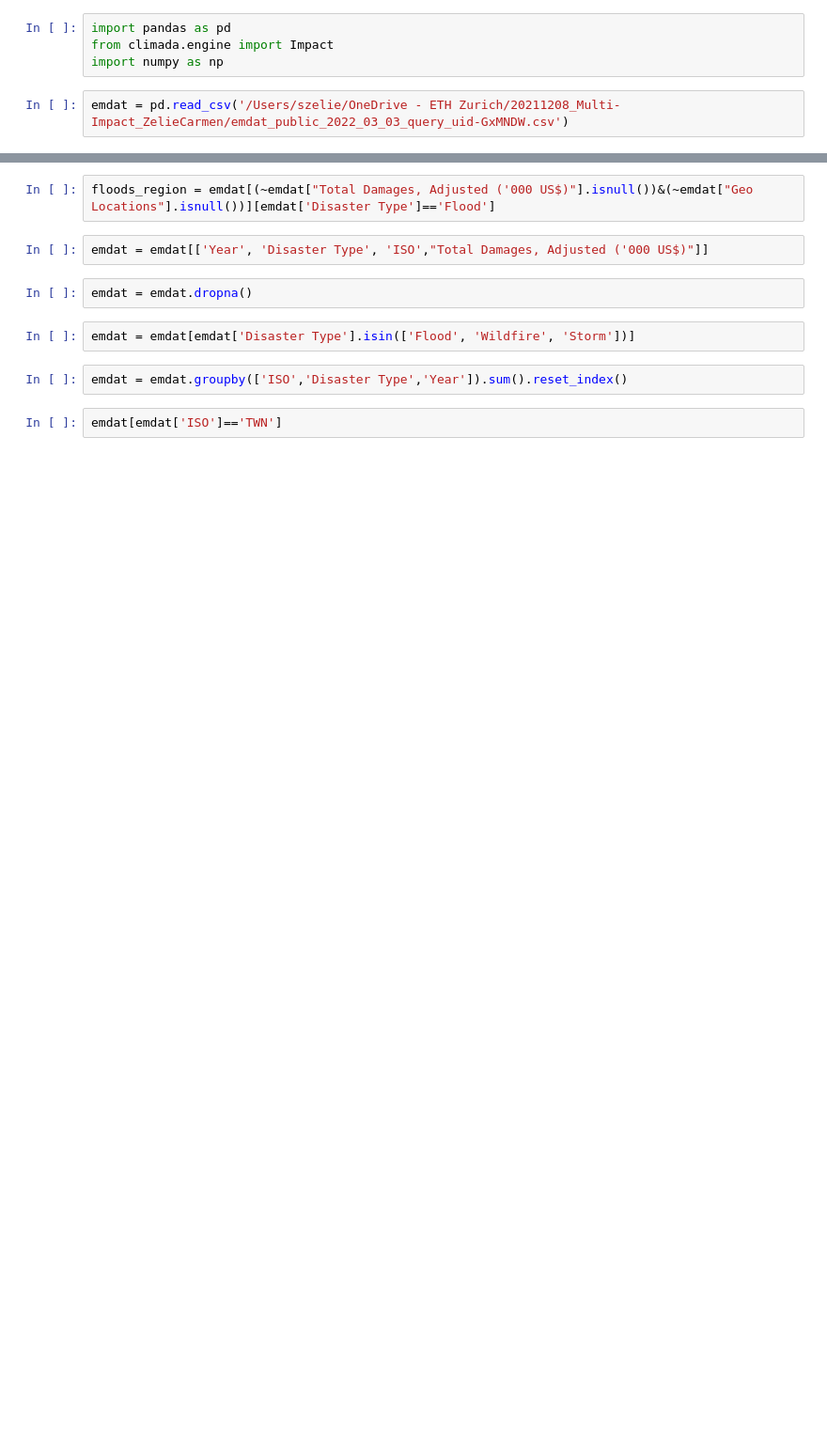
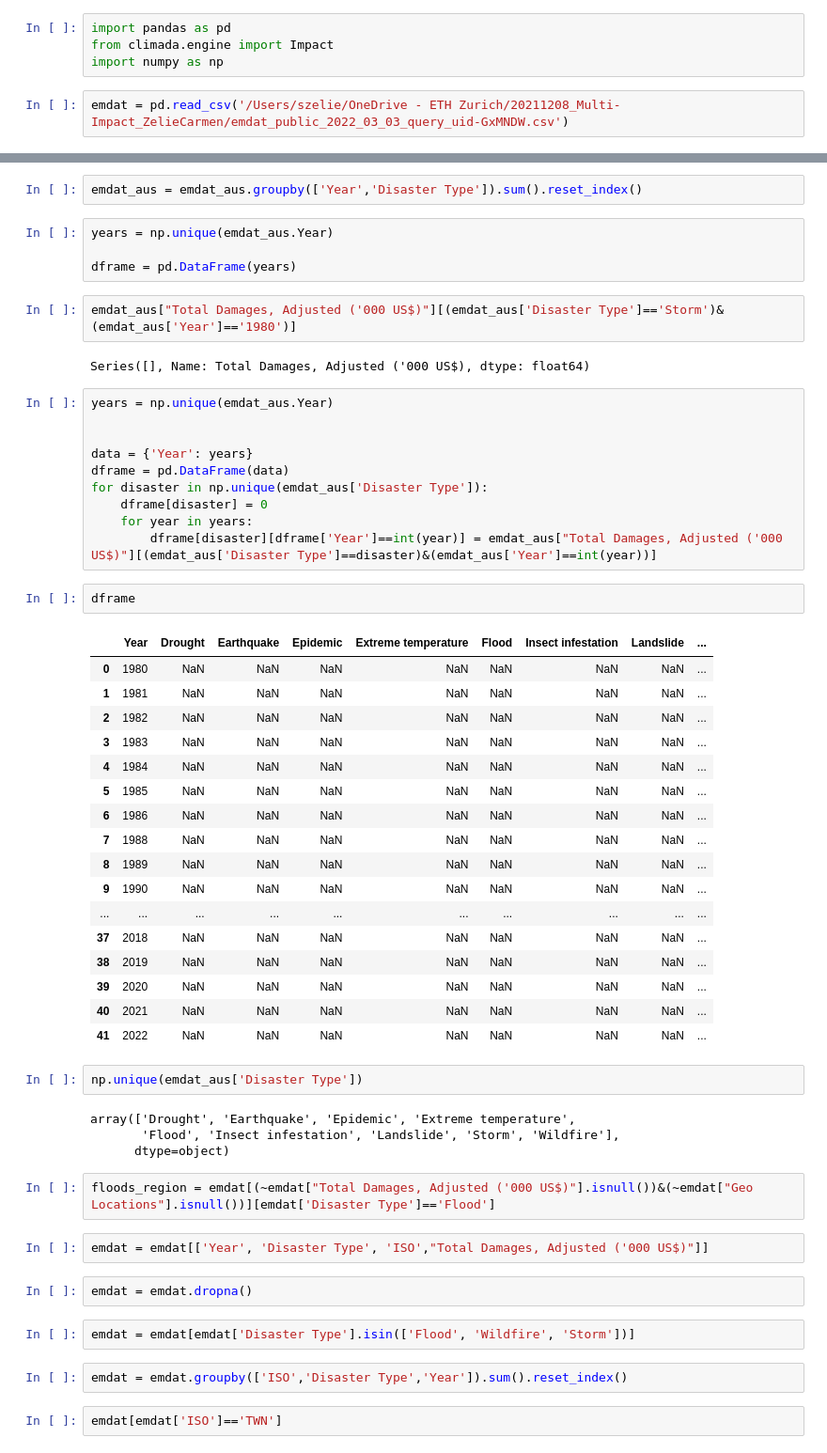
Before and after one commit to zeliest/multi_impacts, a Jupyter notebook: emdat_impacts.ipynb, the cells around one changed output, grey strips where cells are left out. Shown at 94% size. Saved outputs shown, nothing was run; the diff lists cells and outputs as text; blank space fills up the shorter version.

```diff
--- a/emdat_impacts.ipynb
+++ b/emdat_impacts.ipynb
@@ -23,3 +57,49 @@ emdat
+# %%
+emdat_aus = emdat_aus.groupby(['Year','Disaster Type']).sum().reset_index()
+# %%
+years = np.unique(emdat_aus.Year)
+
+dframe = pd.DataFrame(years)
+# %%
+emdat_aus["Total Damages, Adjusted ('000 US$)"][(emdat_aus['Disaster Type']=='Storm')&(emdat_aus['Year']=='1980')]
+# %% [output]
+Series([], Name: Total Damages, Adjusted ('000 US$), dtype: float64)
+# %%
+years = np.unique(emdat_aus.Year)
+
+
+data = {'Year': years}
+dframe = pd.DataFrame(data)
+for disaster in np.unique(emdat_aus['Disaster Type']):
+    dframe[disaster] = 0
+    for year in years:
+        dframe[disaster][dframe['Year']==int(year)] = emdat_aus["Total Damages, Adjusted ('000 US$)"][(emdat_aus['Disaster Type']==disaster)&(emdat_aus['Year']==int(year))]
+# %%
+dframe
+# %% [output]
+|  | Year | Drought | Earthquake | Epidemic | Extreme temperature | Flood | Insect infestation | Landslide | ... |
+| 0 | 1980 | NaN | NaN | NaN | NaN | NaN | NaN | NaN | ... |
+| 1 | 1981 | NaN | NaN | NaN | NaN | NaN | NaN | NaN | ... |
+| 2 | 1982 | NaN | NaN | NaN | NaN | NaN | NaN | NaN | ... |
+| 3 | 1983 | NaN | NaN | NaN | NaN | NaN | NaN | NaN | ... |
+| 4 | 1984 | NaN | NaN | NaN | NaN | NaN | NaN | NaN | ... |
+| 5 | 1985 | NaN | NaN | NaN | NaN | NaN | NaN | NaN | ... |
+| 6 | 1986 | NaN | NaN | NaN | NaN | NaN | NaN | NaN | ... |
+| 7 | 1988 | NaN | NaN | NaN | NaN | NaN | NaN | NaN | ... |
+| 8 | 1989 | NaN | NaN | NaN | NaN | NaN | NaN | NaN | ... |
+| 9 | 1990 | NaN | NaN | NaN | NaN | NaN | NaN | NaN | ... |
+| ... | ... | ... | ... | ... | ... | ... | ... | ... | ... |
+| 37 | 2018 | NaN | NaN | NaN | NaN | NaN | NaN | NaN | ... |
+| 38 | 2019 | NaN | NaN | NaN | NaN | NaN | NaN | NaN | ... |
+| 39 | 2020 | NaN | NaN | NaN | NaN | NaN | NaN | NaN | ... |
+| 40 | 2021 | NaN | NaN | NaN | NaN | NaN | NaN | NaN | ... |
+| 41 | 2022 | NaN | NaN | NaN | NaN | NaN | NaN | NaN | ... |
+# %%
+np.unique(emdat_aus['Disaster Type'])
+# %% [output]
+array(['Drought', 'Earthquake', 'Epidemic', 'Extreme temperature',
+       'Flood', 'Insect infestation', 'Landslide', 'Storm', 'Wildfire'],
+      dtype=object)
 # %%
 floods_region = emdat[(~emdat["Total Damages, Adjusted ('000 US$)"].isnull())&(~emdat["Geo Locations"].isnull())][emdat['Disaster Type']=='Flood']
 # %%
```
Also changed, not shown: parts of 3 cells of this notebook, 7 other files.
